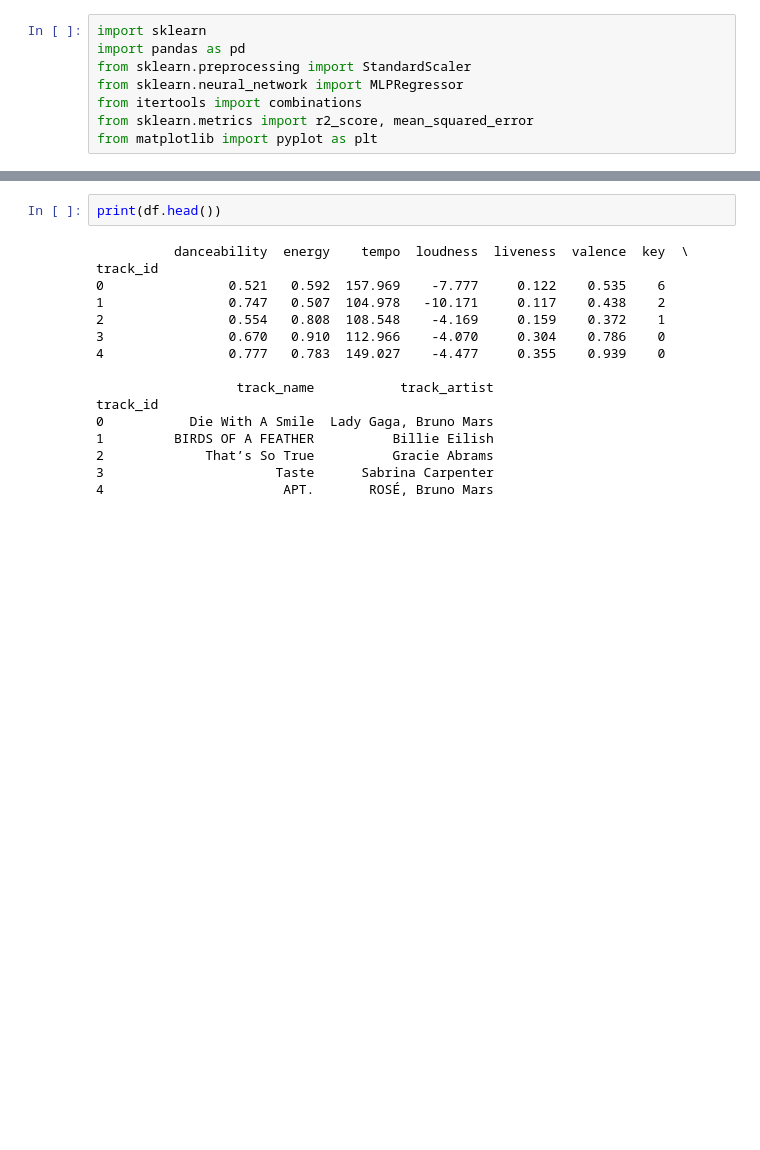
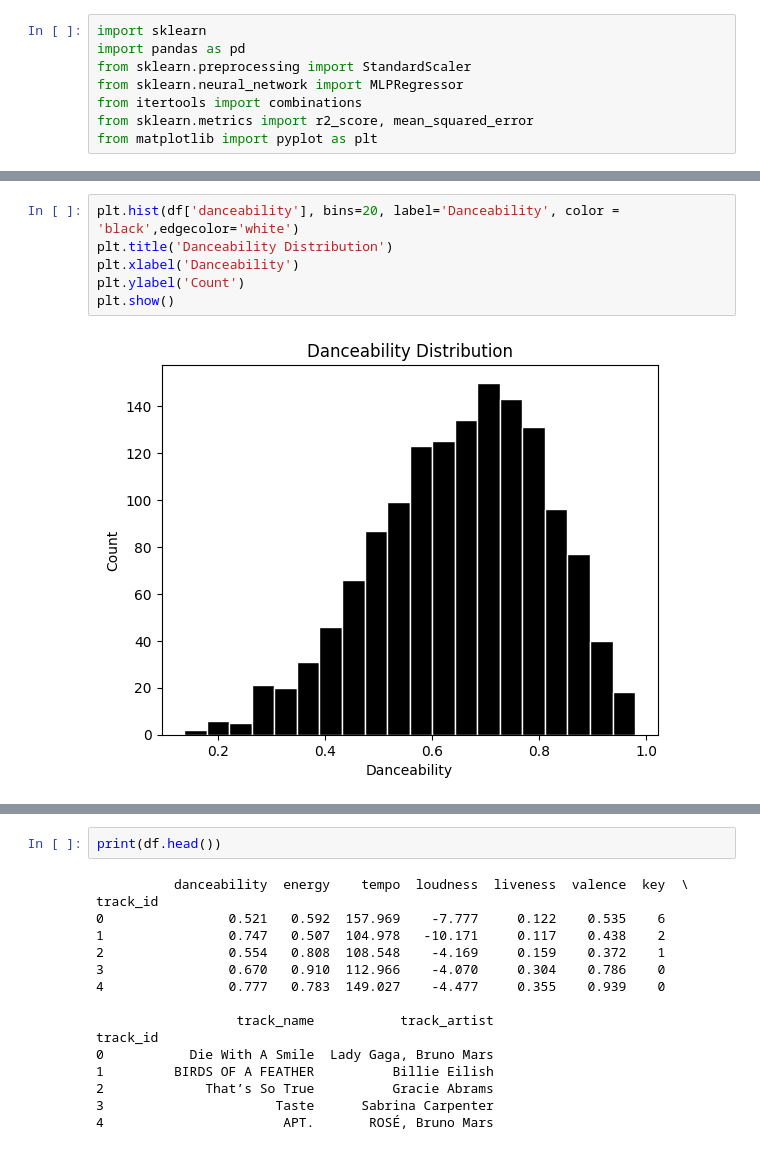
Before and after one commit to Volleyball21/music_classification, a Jupyter notebook: project_code.ipynb, the cells around one changed output, grey strips where cells are left out. Cells and saved outputs as stored; diff of their text form; blank space fills up the shorter version.

```diff
--- a/project_code.ipynb
+++ b/project_code.ipynb
@@ -32,0 +71,8 @@ df = df[['danceability', 'energy', 'tempo', 'loudness', 'liveness', 'valence', '
+# %%
+plt.hist(df['danceability'], bins=20, label='Danceability', color = 'black',edgecolor='white')
+plt.title('Danceability Distribution')
+plt.xlabel('Danceability')
+plt.ylabel('Count')
+plt.show()
+# %% [output]
+[figure, added]
```
Also changed, not shown: parts of 5 cells of this notebook.
